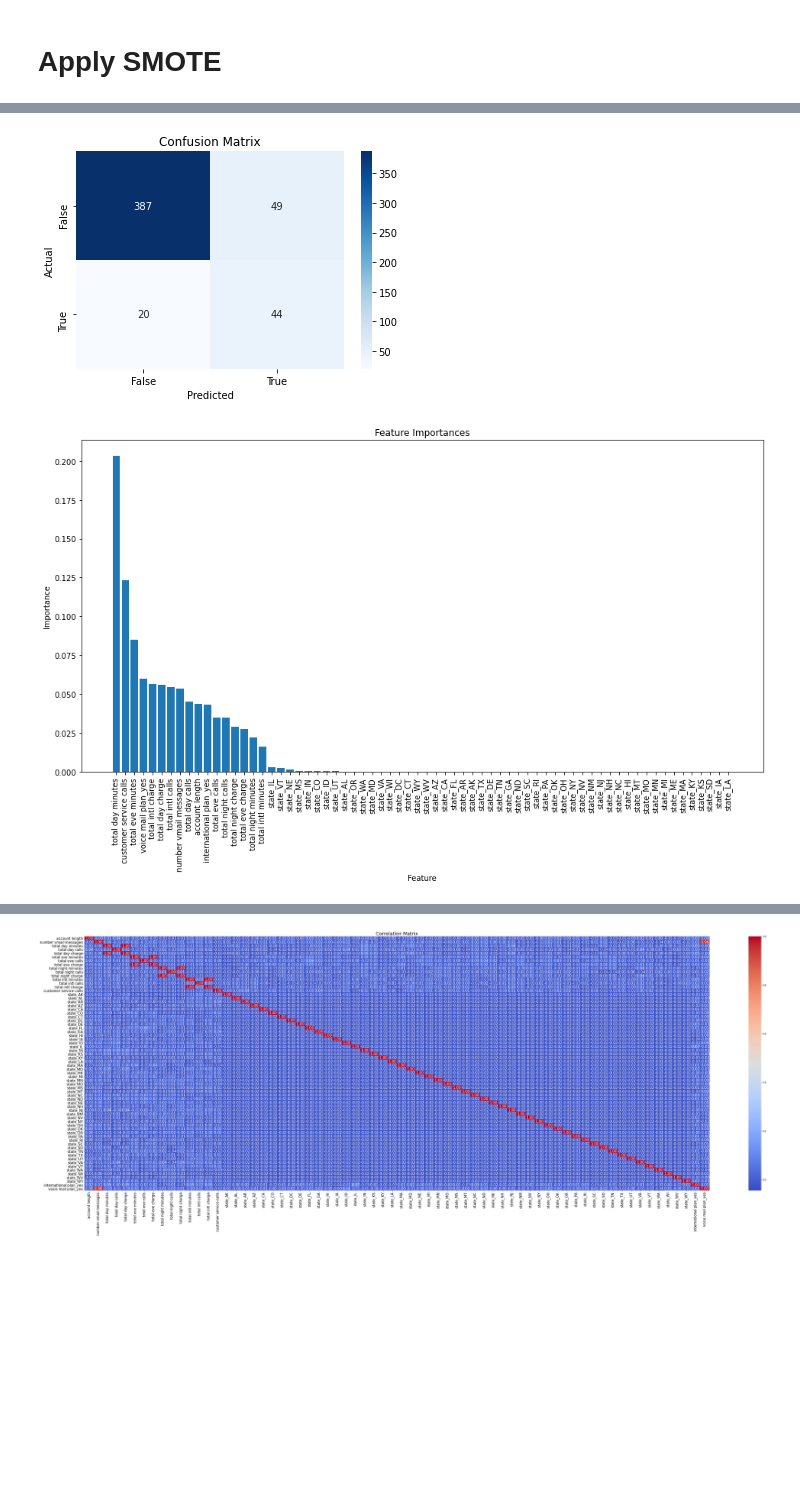
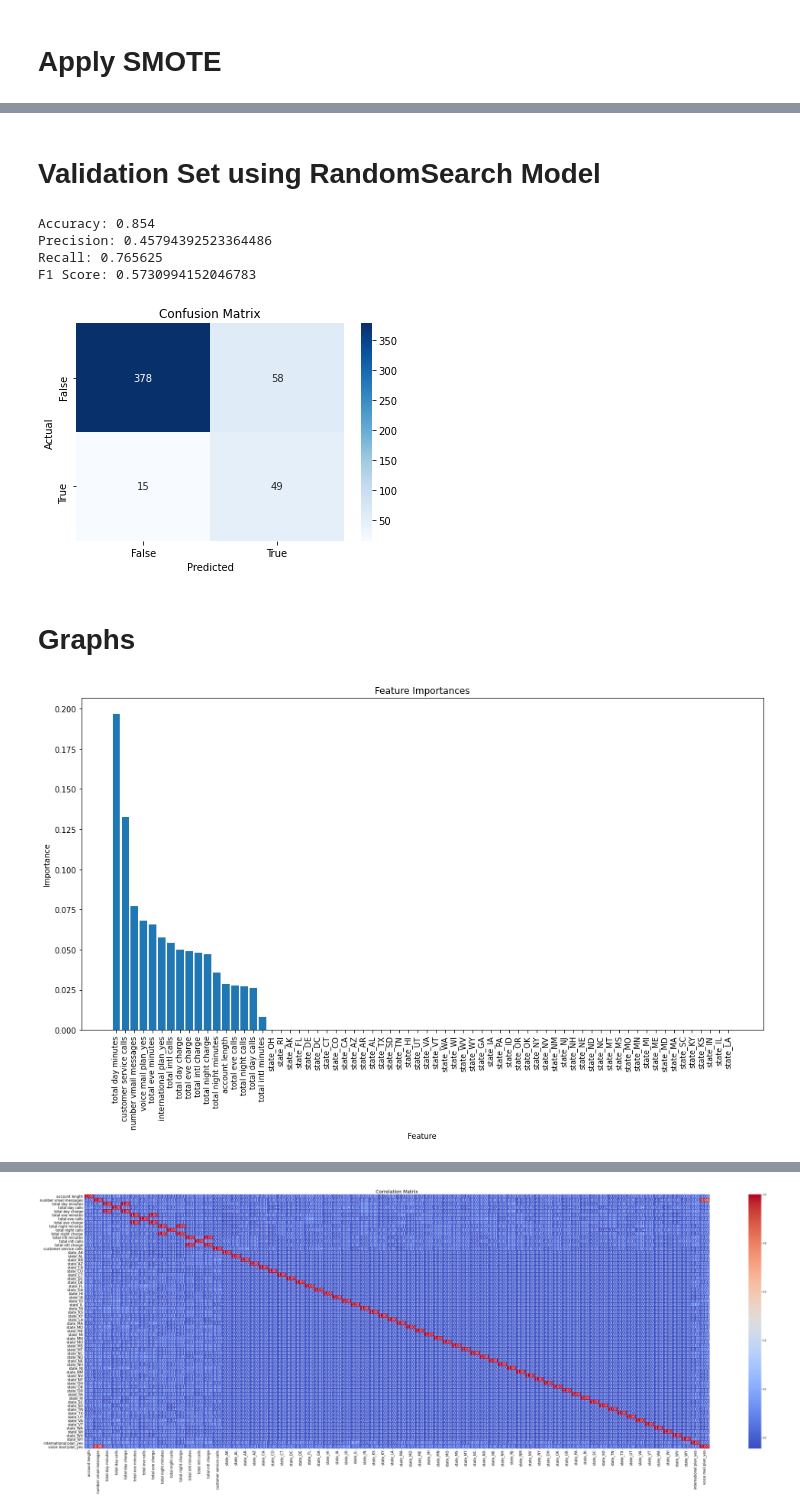
Before and after one commit to SeanE09/FPandA_Churn_Model, a Jupyter notebook: Dec Tree File (Advanced and Final (for real) with more Hyper Tuning!.ipynb, the cells around one changed output, grey strips where cells are left out. Drawn from its saved outputs; the diff is of its cells as text; code cells hidden in the pictures; blank space fills up the shorter version.

```diff
--- a/Dec Tree File (Advanced and Final (for real) with more Hyper Tuning!.ipynb
+++ b/Dec Tree File (Advanced and Final (for real) with more Hyper Tuning!.ipynb
@@ -290,0 +292,16 @@ Best Parameters: {'max_depth': 20, 'max_features': None, 'min_samples_leaf': 2,
+# %%
+
+
+param_grid = {
+    'max_depth': [None, 5, 10, 15, 20],
+    'min_samples_split': [2, 5, 10, 15, 20],
+    'min_samples_leaf': [1, 2, 4, 8, 10],
+    'max_features': [None, 'sqrt', 'log2', 0.5, 0.8]
+}
+
+randomized_search = RandomizedSearchCV(model, param_distributions=param_grid, cv=5, scoring='accuracy', n_iter=10)
+randomized_search.fit(X_train_oversampled, y_train_oversampled)
+
+best_model_RS = randomized_search.best_estimator_
+
+best_model_RS
@@ -380,29 +488,54 @@ plt.show()
+# %% [markdown]
+# Validation Set using RandomSearch Model
+# %%
+
+# Use the best model for prediction on the validation set
+val_predictions2 = best_model_RS.predict(X_val)
+
+# Evaluate the model on the validation set
+accuracy = accuracy_score(y_val, val_predictions2)
+precision = precision_score(y_val, val_predictions2)
+recall = recall_score(y_val, val_predictions2)
+f1 = f1_score(y_val, val_predictions2)
+
+# Print the performance metrics
+print("Accuracy:", accuracy)
+print("Precision:", precision)
+print("Recall:", recall)
+print("F1 Score:", f1)
+# %% [output]
+Accuracy: 0.854
+Precision: 0.45794392523364486
+Recall: 0.765625
+F1 Score: 0.5730994152046783
 # %%
-cm = confusion_matrix(y_val, val_predictions)
+cm = confusion_matrix(y_val, val_predictions2)
 
 # Create a figure and axis
 fig, ax = plt.subplots()
 
 # Create a heatmap using seaborn
 sns.heatmap(cm, annot=True, cmap="Blues", fmt="d", ax=ax)
 
 # Set labels, title, and ticks
 ax.set_xlabel('Predicted')
 ax.set_ylabel('Actual')
 ax.set_title('Confusion Matrix')
 
 # Set x and y axis ticks to match class labels
-class_labels = sorted(set(y_val))
+class_labels = sorted(set(y_test))
 ax.xaxis.set_ticklabels(class_labels)
 ax.yaxis.set_ticklabels(class_labels)
 
 # Show the plot
 plt.show()
 # %% [output]
-[figure, old version]
+[figure, new version]
+# %% [markdown]
+# Graphs
 # %%
 # Get feature importances
-importances = best_model.feature_importances_
+importances = best_model_RS.feature_importances_
 
 # Sort feature importances in descending order
 indices = np.argsort(importances)[::-1]
@@ -416,4 +549,4 @@ plt.ylabel("Importance")
 plt.title("Feature Importances")
 plt.show()
 # %% [output]
-[figure, old version]
+[figure, new version]
```
Also changed, not shown: parts of 27 cells of this notebook, 2 other files.
